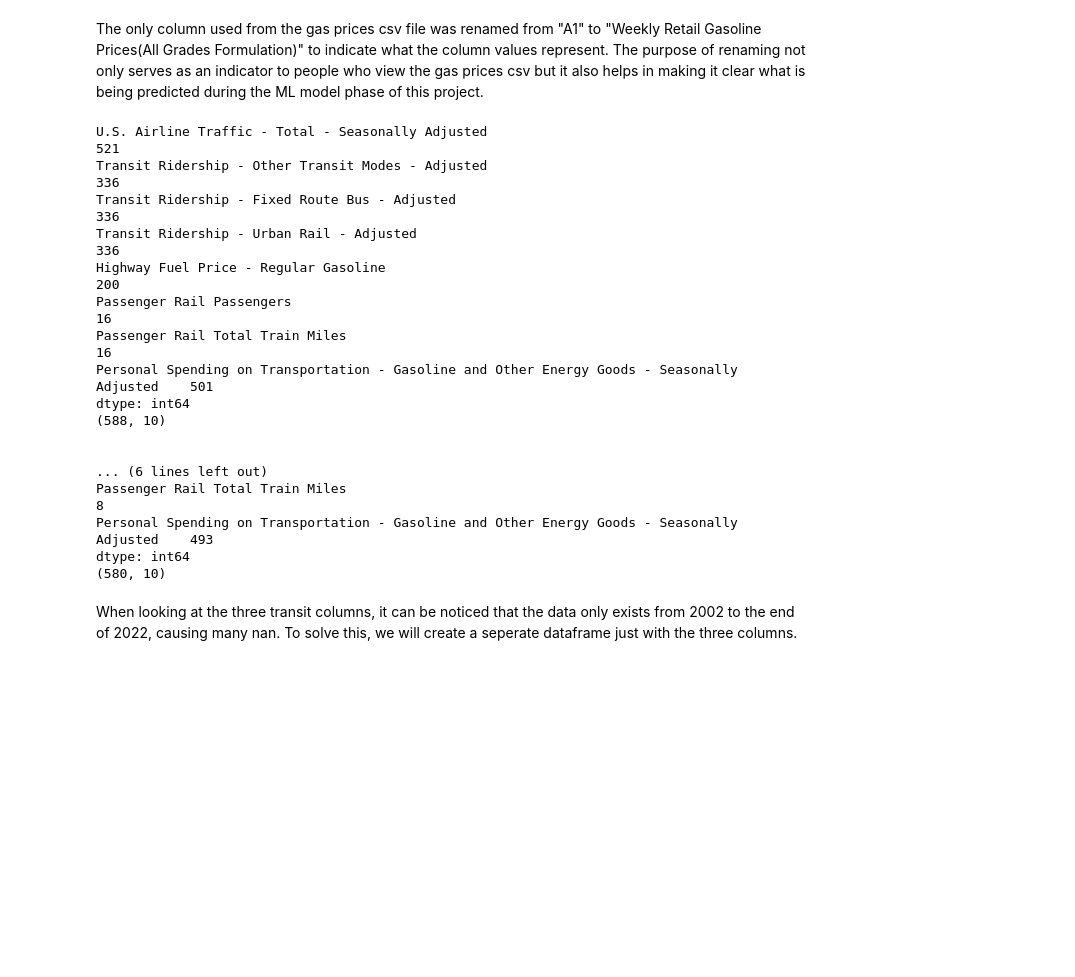
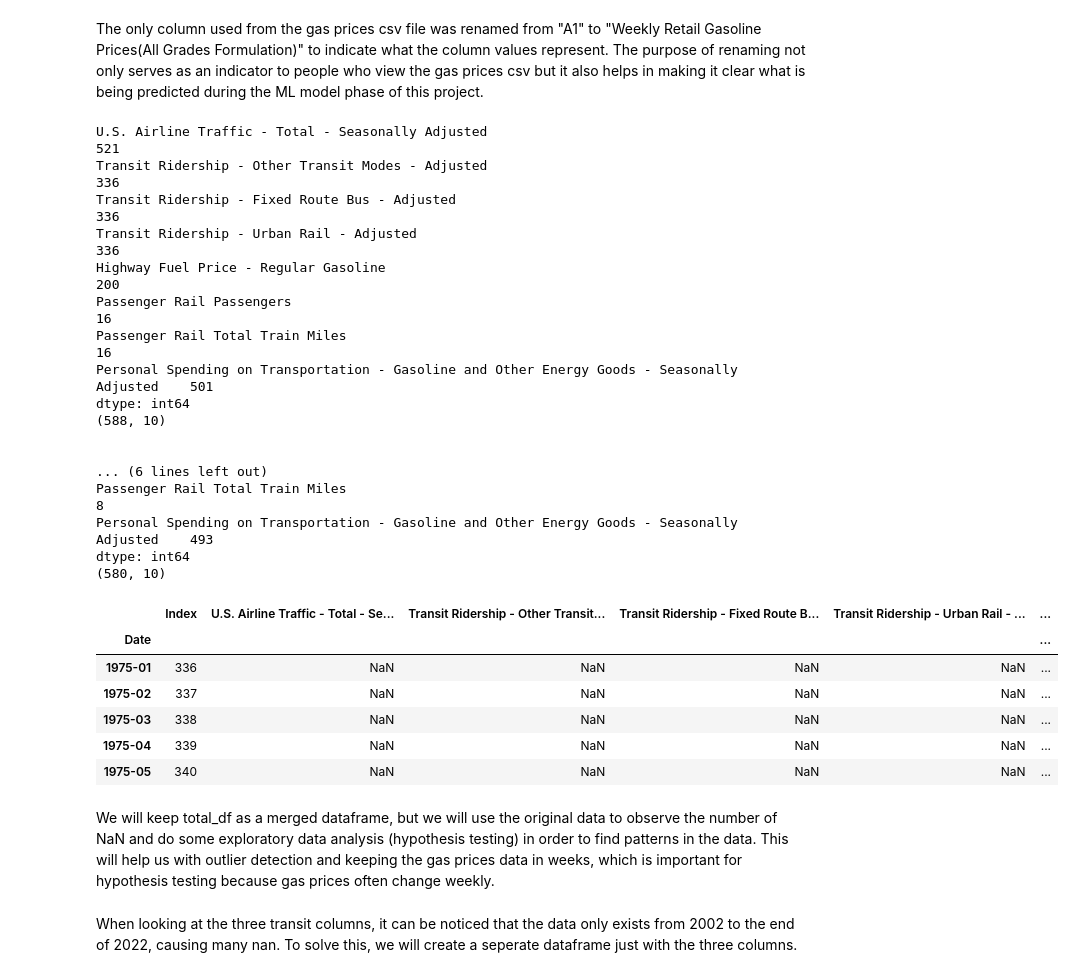
Before and after one commit to rohan-w123/CMSC320Project, a Jupyter notebook: CMSC320_Final_Project.ipynb, the cells around one changed output. Drawn from its saved outputs; the diff is of its cells as text; code cells hidden in the pictures; blank space fills up the shorter version.

```diff
--- a/CMSC320_Final_Project.ipynb
+++ b/CMSC320_Final_Project.ipynb
@@ -141,33 +141,55 @@ cols = [
     'Highway Fuel Price - Regular Gasoline',
     'Passenger Rail Passengers',
     'Passenger Rail Total Train Miles',
     'Personal Spending on Transportation - Gasoline and Other Energy Goods - Seasonally Adjusted'
 ]
 print(transportation_df[cols].isna().sum())
 print(transportation_df.shape)
 print("\n")
 # Drop rows where all specified columns are NaN
 transportation_df = transportation_df.dropna(subset=cols, how='all')
 print(transportation_df[cols].isna().sum())
 print(transportation_df.shape)
+#We will create a merged dataframe with the columns we want, first make a copy of our data
+final_transportation_df = transportation_df.copy(deep = True)
+final_gasprices_df = gasprices_df.copy(deep = True)
+#Group the final gas prices so they appear by month and not week
+final_gasprices_df = final_gasprices_df.groupby(pd.Grouper( key = 'Date', freq = 'ME')).agg({"Weekly Retail Gasoline Prices(All Grades Formulation)": 'mean'}).reset_index()
+final_gasprices_df.set_index('Date', inplace = True)
+final_transportation_df.set_index('Date', inplace = True)
+#Merge the data frames
+final_transportation_df.index = final_transportation_df.index.to_period('M')
+final_gasprices_df.index = final_gasprices_df.index.to_period('M')
+total_df = pd.merge( final_transportation_df, final_gasprices_df, on ='Date', how = 'outer')
+
+display(total_df.head())
 # %% [output]
 U.S. Airline Traffic - Total - Seasonally Adjusted                                             521
 Transit Ridership - Other Transit Modes - Adjusted                                             336
 Transit Ridership - Fixed Route Bus - Adjusted                                                 336
 Transit Ridership - Urban Rail - Adjusted                                                      336
 Highway Fuel Price - Regular Gasoline                                                          200
 Passenger Rail Passengers                                                                       16
 Passenger Rail Total Train Miles                                                                16
 Personal Spending on Transportation - Gasoline and Other Energy Goods - Seasonally Adjusted    501
 dtype: int64
 (588, 10)
 
 
 ... (6 lines left out)
 Passenger Rail Total Train Miles                                                                 8
 Personal Spending on Transportation - Gasoline and Other Energy Goods - Seasonally Adjusted    493
 dtype: int64
 (580, 10)
+|  | Index | U.S. Airline Traffic - Total - Se... | Transit Ridership - Other Transit... | Transit Ridership - Fixed Route B... | Transit Ridership - Urban Rail - ... | ... |
+| Date |  |  |  |  |  | ... |
+| 1975-01 | 336 | NaN | NaN | NaN | NaN | ... |
+| 1975-02 | 337 | NaN | NaN | NaN | NaN | ... |
+| 1975-03 | 338 | NaN | NaN | NaN | NaN | ... |
+| 1975-04 | 339 | NaN | NaN | NaN | NaN | ... |
+| 1975-05 | 340 | NaN | NaN | NaN | NaN | ... |
+# %% [markdown]
+We will keep total_df as a merged dataframe, but we will use the original data to observe the number of NaN and do some exploratory data analysis (hypothesis testing) in order to find patterns in the data. This will help us with outlier detection and keeping the gas prices data in weeks, which is important for hypothesis testing because gas prices often change weekly.
 # %% [markdown]
 When looking at the three transit columns, it can be noticed that the data only exists from 2002 to the end of 2022, causing many nan. To solve this, we will create a seperate dataframe just with the three columns.
 # %%
```
Also changed, not shown: parts of 13 cells of this notebook.
